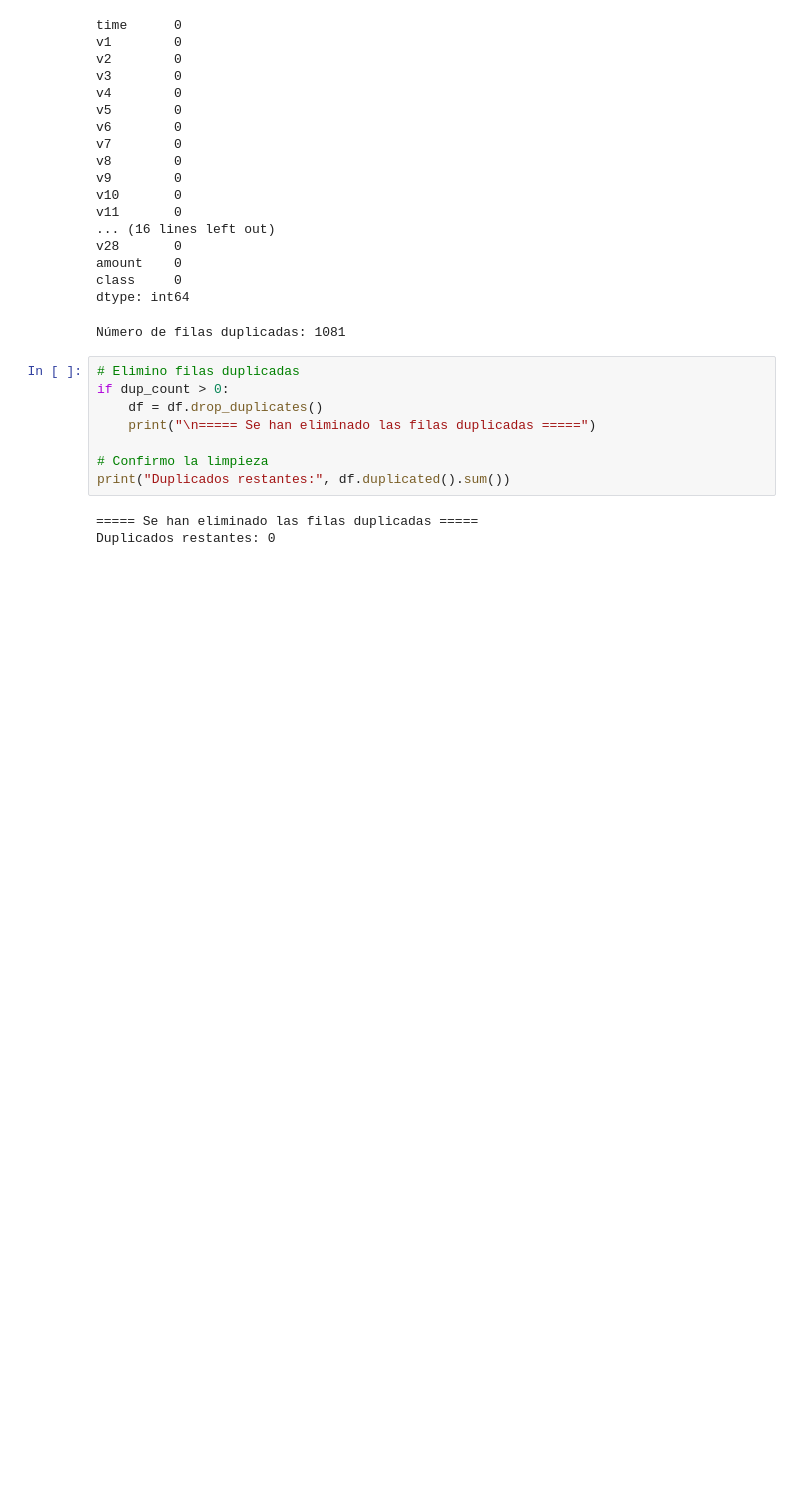
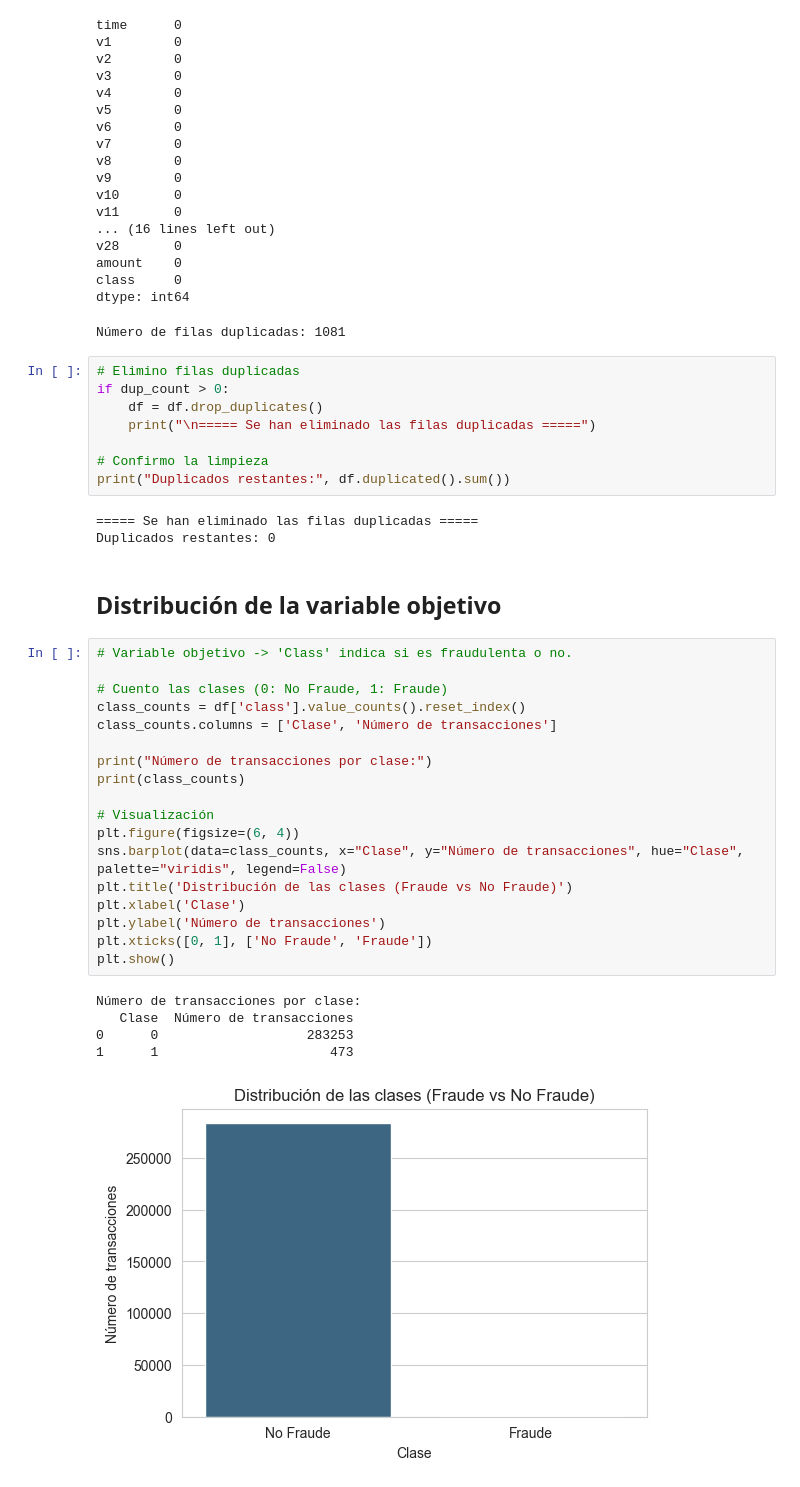
Before and after one commit to Rubenjme/Financiero_NiFi, a Jupyter notebook: EDA.ipynb, the cells around one changed output. Saved outputs shown, nothing was run; the diff lists cells and outputs as text; blank space fills up the shorter version.

Commit message:
Se añaden las distribuciones de la variable objetivo y de la frecuencia e importes de las transacciones fraudulentas

```diff
--- a/EDA.ipynb
+++ b/EDA.ipynb
@@ -127,3 +127,29 @@ print("Duplicados restantes:", df.duplicated().sum())
 # %% [output]
 ===== Se han eliminado las filas duplicadas =====
 Duplicados restantes: 0
+# %% [markdown]
+## **Distribución de la variable objetivo**
+# %%
+# Variable objetivo -> 'Class' indica si es fraudulenta o no.
+
+# Cuento las clases (0: No Fraude, 1: Fraude)
+class_counts = df['class'].value_counts().reset_index()
+class_counts.columns = ['Clase', 'Número de transacciones']
+
+print("Número de transacciones por clase:")
+print(class_counts)
+
+# Visualización
+plt.figure(figsize=(6, 4))
+sns.barplot(data=class_counts, x="Clase", y="Número de transacciones", hue="Clase", palette="viridis", legend=False)
+plt.title('Distribución de las clases (Fraude vs No Fraude)')
+plt.xlabel('Clase')
+plt.ylabel('Número de transacciones')
+plt.xticks([0, 1], ['No Fraude', 'Fraude'])
+plt.show()
+# %% [output]
+Número de transacciones por clase:
+   Clase  Número de transacciones
+0      0                   283253
+1      1                      473
+[figure, added]
```
Also changed, not shown: parts of 3 cells of this notebook.
